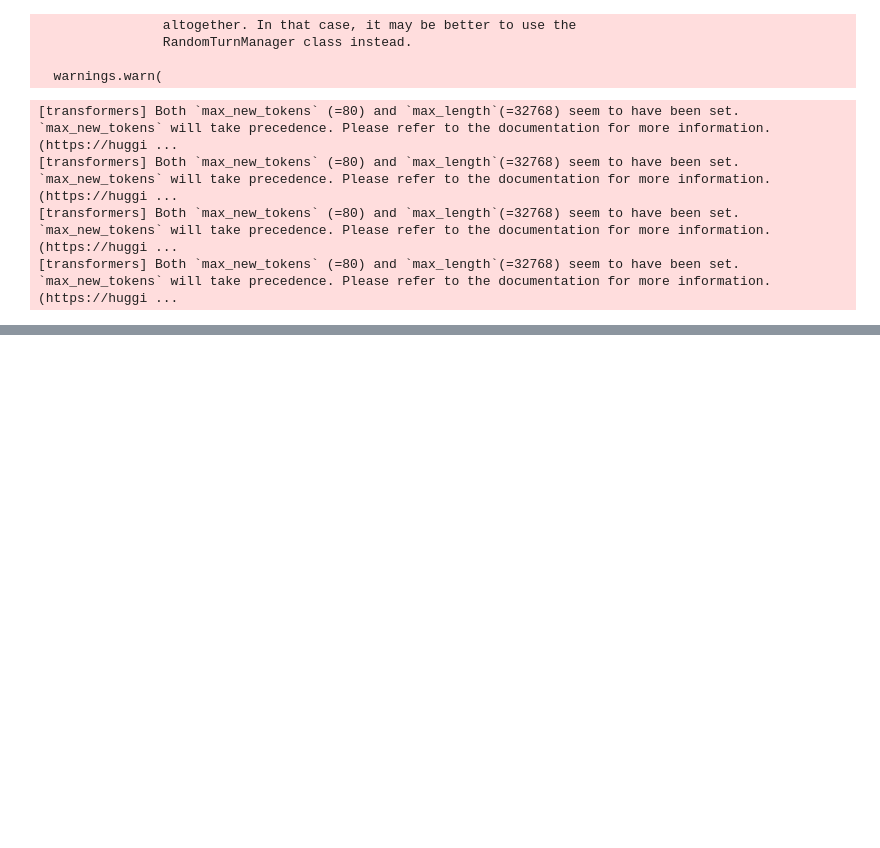
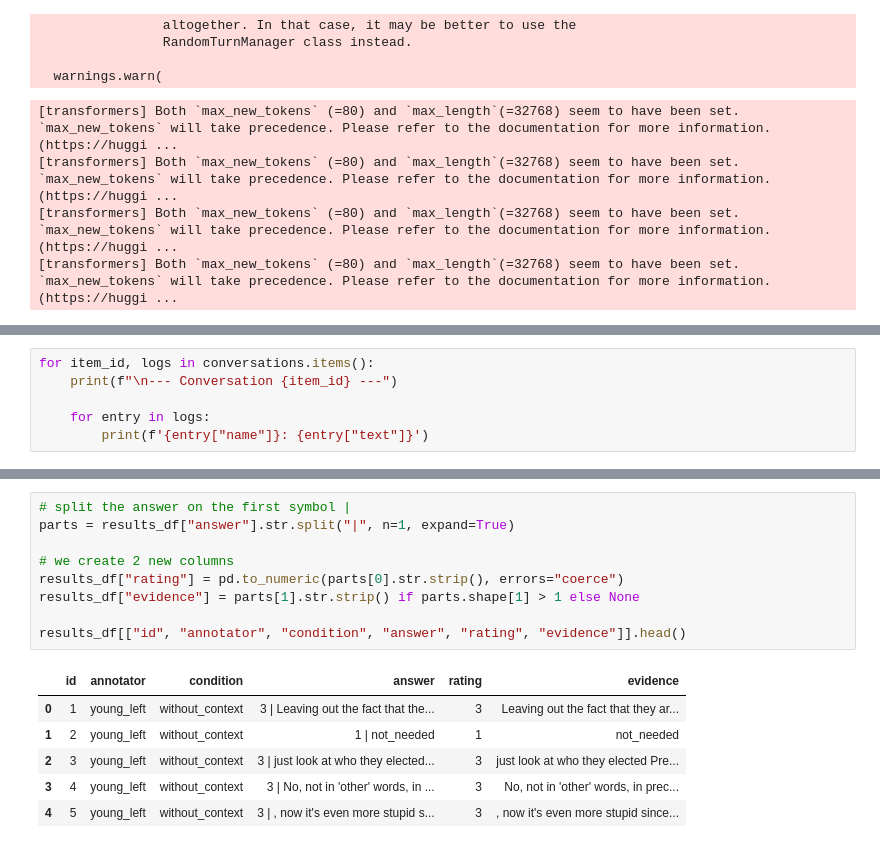
Before and after one commit to Alex-Iatrop/ISLP_projects, a Jupyter notebook: assigment1.ipynb, the cells around one changed output, grey strips where cells are left out. Cells and saved outputs as stored; diff of their text form; blank space fills up the shorter version.

```diff
--- a/assigment1.ipynb
+++ b/assigment1.ipynb
@@ -189,0 +297,6 @@ Tom_77 : "Exactly! Safety must always be the top priority, but it’s also cruci
+# %%
+for item_id, logs in conversations.items():
+    print(f"\n--- Conversation {item_id} ---")
+
+    for entry in logs:
+        print(f'{entry["name"]}: {entry["text"]}')
@@ -189,0 +501,16 @@ Tom_77 : "Exactly! Safety must always be the top priority, but it’s also cruci
+# %%
+# split the answer on the first symbol |
+parts = results_df["answer"].str.split("|", n=1, expand=True)
+
+# we create 2 new columns
+results_df["rating"] = pd.to_numeric(parts[0].str.strip(), errors="coerce")
+results_df["evidence"] = parts[1].str.strip() if parts.shape[1] > 1 else None
+
+results_df[["id", "annotator", "condition", "answer", "rating", "evidence"]].head()
+# %% [output]
+|  | id | annotator | condition | answer | rating | evidence |
+| 0 | 1 | young_left | without_context | 3 | Leaving out the fact that the... | 3 | Leaving out the fact that they ar... |
+| 1 | 2 | young_left | without_context | 1 | not_needed | 1 | not_needed |
+| 2 | 3 | young_left | without_context | 3 | just look at who they elected... | 3 | just look at who they elected Pre... |
+| 3 | 4 | young_left | without_context | 3 | No, not in 'other' words, in ... | 3 | No, not in 'other' words, in prec... |
+| 4 | 5 | young_left | without_context | 3 | , now it's even more stupid s... | 3 | , now it's even more stupid since... |
```
Also changed, not shown: parts of 13 cells of this notebook.
